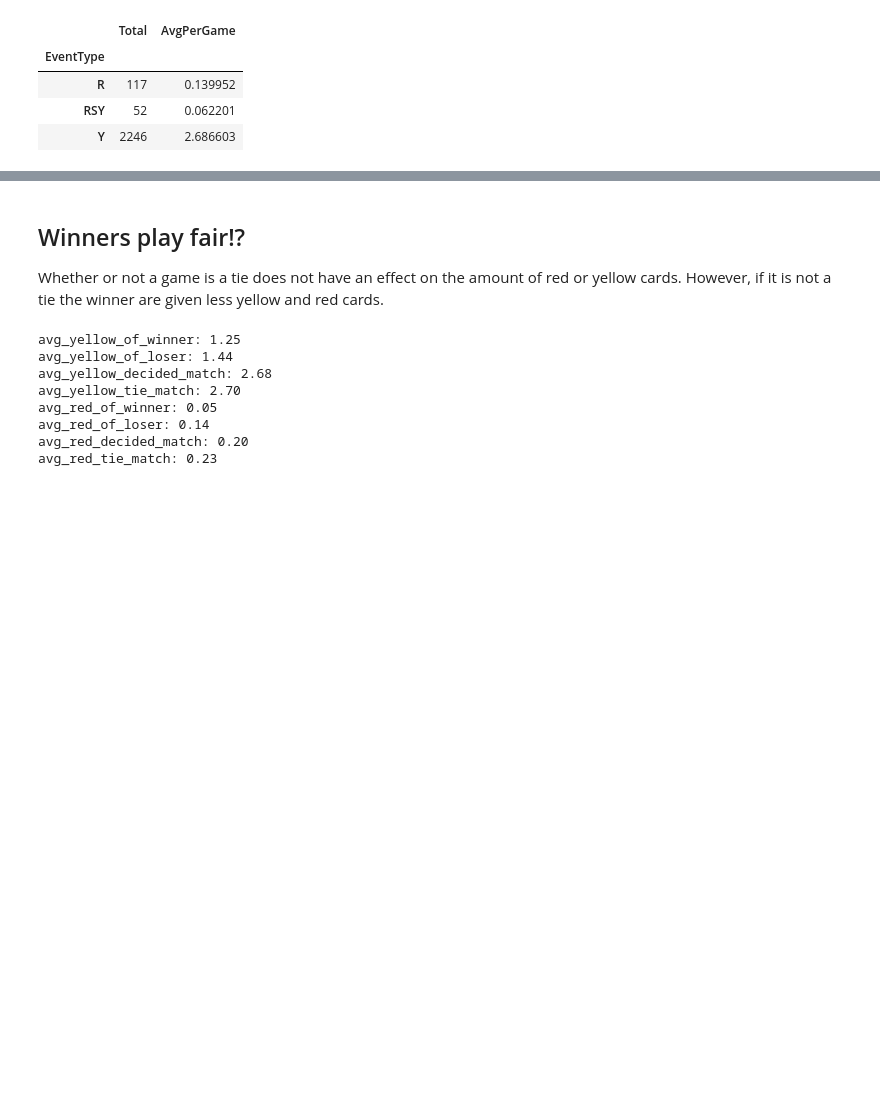
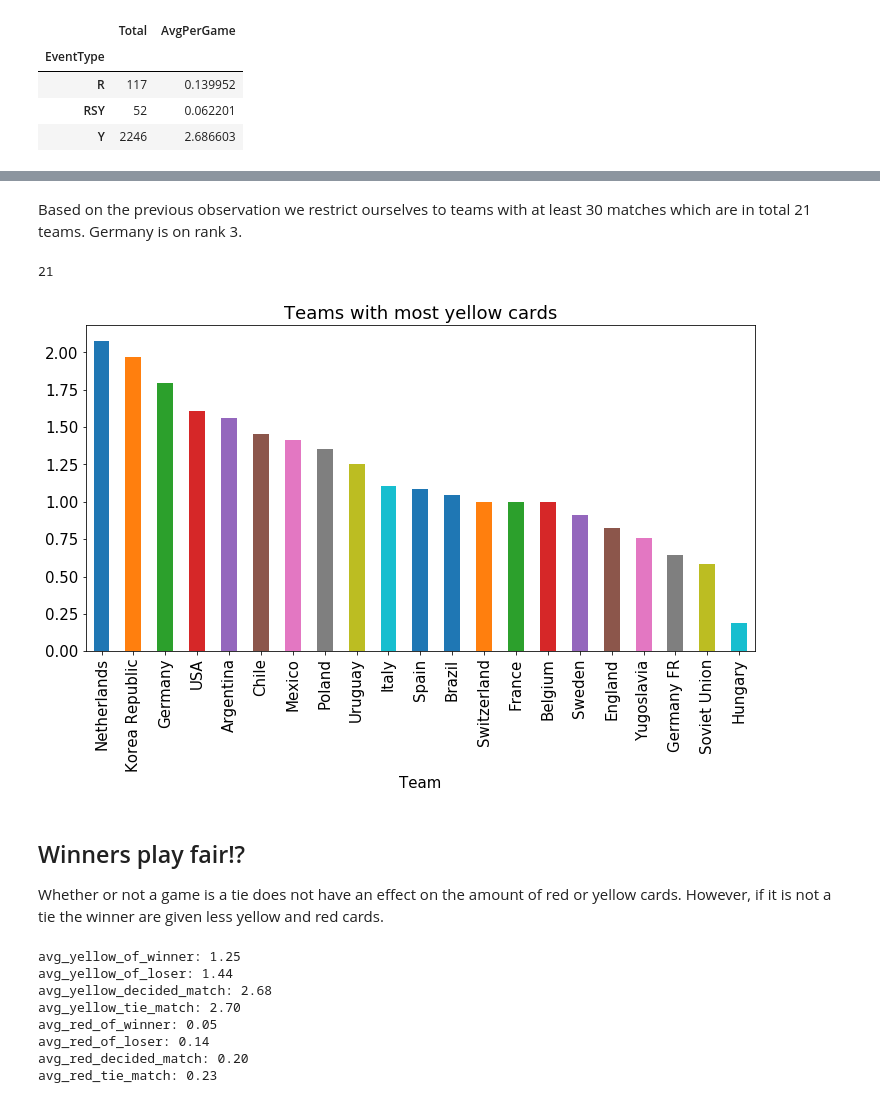
Before and after one commit to bhilprecht/ml-world-championship, a Jupyter notebook: FIFA_WM_Benjamin.ipynb, the cells around one changed output, grey strips where cells are left out. Cells and saved outputs as stored; diff of their text form; code cells hidden in the pictures; blank space fills up the shorter version.

```diff
--- a/FIFA_WM_Benjamin.ipynb
+++ b/FIFA_WM_Benjamin.ipynb
@@ -122,3 +259,18 @@ df_cards.assign(AvgPerGame = lambda x : x.Total/num_matches_total)
+# %% [markdown]
+Based on the previous observation we restrict ourselves to teams with at least 30 matches which are in total 21 teams. Germany is on rank 3.
+# %%
+df_yellow_cards_reg_teams = df_yellow_cards_teams[df_yellow_cards_teams.MatchesTotal > 30]
+print(len(df_yellow_cards_reg_teams))
+
+plt.figure(figsize=(12,6))
+
+df_yellow_cards_reg_teams["AvgYellowPerMatch"].sort_values(ascending=False).plot.bar()
+plt.title("Teams with most yellow cards")
+
+plt.show()
+# %% [output]
+21
+[figure, added]
 # %% [markdown]
 ## Winners play fair!?
 
```
Also changed, not shown: parts of 19 cells of this notebook, 1 other file.
